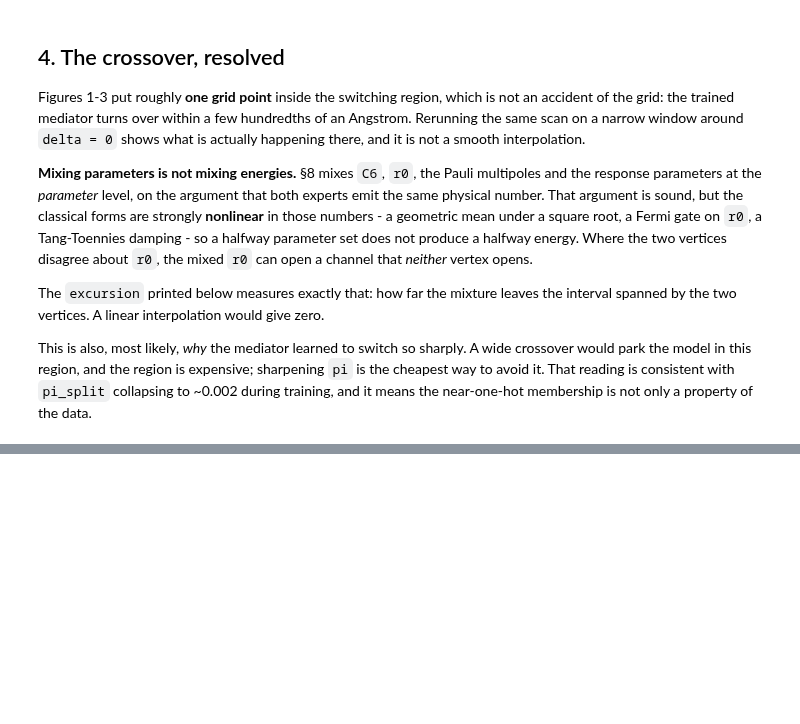
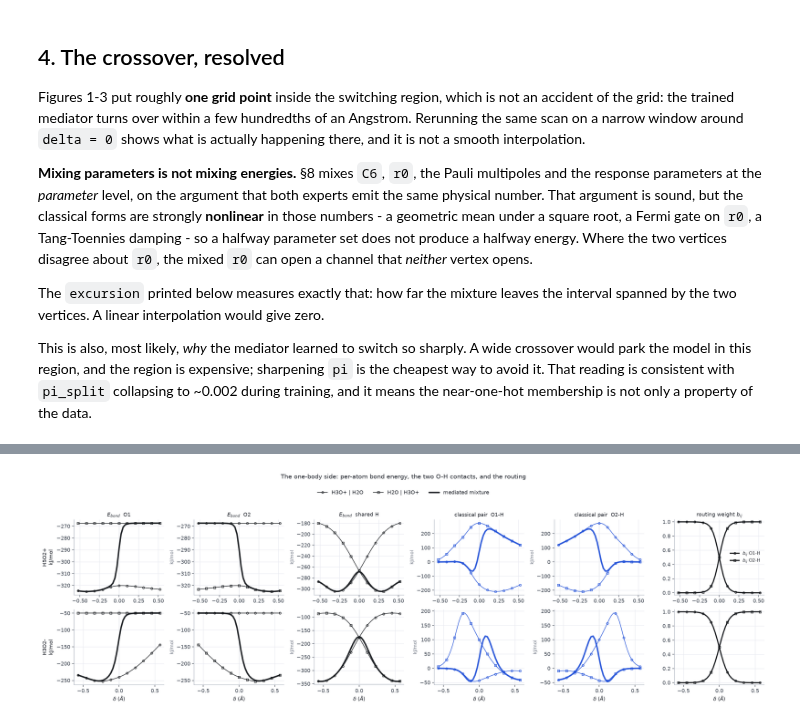
Before and after one commit to heindelj/rsfff, a Jupyter notebook: notebooks/mediator_plotting.ipynb, the cells around one changed output, grey strips where cells are left out. Saved outputs shown, nothing was run; the diff lists cells and outputs as text; code cells hidden in the pictures; blank space fills up the shorter version.

Commit message:
mediator with global decoder that distinguishes fragments by key

```diff
--- a/notebooks/mediator_plotting.ipynb
+++ b/notebooks/mediator_plotting.ipynb
@@ -685,0 +771,79 @@ excursion beyond the vertex interval, kJ/mol (0 would mean the mixture interpola
+# %%
+def bond_figure(scans, tag="", save=True):
+    n_rows = len(scans)
+    fig, axes = plt.subplots(n_rows, 6, figsize=(3.05 * 6, 2.65 * n_rows))
+    axes = np.atleast_2d(axes)
+    black = CHANNEL_COLOR["total"]
+
+    for r, (name, s) in enumerate(scans.items()):
+        spec = SYSTEMS[name]
+        x = s["delta"]
+        n_part = spec["fragments"].shape[0]
+        atoms = [("O1", spec["o_pair"][0]), ("O2", spec["o_pair"][1]), ("shared H", spec["bridge"])]
+
+        for c, (label, idx) in enumerate(atoms):
+            ax = axes[r, c]
+            for m in range(n_part):
+                y = np.array([float(v["bond_atom"][idx]) for v in s["vertex"][m]]) * KJMOL_PER_HARTREE
+                ax.plot(x, y, color=black, marker=VERTEX_MARKER[m], markevery=MARKEVERY,
+                        label=spec["labels"][m] if (r == 0 and c == 0) else None, **VERTEX_STYLE)
+            ym = np.array([float(v["bond_atom"][idx]) for v in s["mix"]]) * KJMOL_PER_HARTREE
+            ax.plot(x, ym, color=black,
+                    label="mediated mixture" if (r == 0 and c == 0) else None, **MIX_STYLE)
+            if r == 0:
+                ax.set_title(f"$E_{{bond}}$  {label}", color=INK, fontsize=9.5, pad=6)
+
+        # the two O-H contacts: intra classical pair energy, and the routing weight under it
+        for c, key in enumerate(("O1-H", "O2-H"), start=3):
+            ax = axes[r, c]
+            for m in range(n_part):
+                y = np.array([v["pairs"][key][0] for v in s["vertex"][m]]) * KJMOL_PER_HARTREE
+                ax.plot(x, y, color=CHANNEL_COLOR["elst"], marker=VERTEX_MARKER[m],
+                        markevery=MARKEVERY, **VERTEX_STYLE)
+            ym = np.array([v["pairs"][key][0] for v in s["mix"]]) * KJMOL_PER_HARTREE
+            ax.plot(x, ym, color=CHANNEL_COLOR["elst"], **MIX_STYLE)
+            if r == 0:
+                ax.set_title(f"classical pair  {key}", color=INK, fontsize=9.5, pad=6)
+
+        ax = axes[r, 5]
+        for c, key in enumerate(("O1-H", "O2-H")):
+            b = np.array([v["pairs"][key][1] for v in s["mix"]])
+            ax.plot(x, b, color=black, marker=VERTEX_MARKER[c], markevery=MARKEVERY,
+                    label=f"$b_{{ij}}$ {key}" if r == 0 else None,
+                    **{**VERTEX_STYLE, "lw": 2.0, "alpha": 1.0})
+        ax.set_ylim(-0.03, 1.03)
+        if r == 0:
+            ax.set_title("routing weight $b_{ij}$", color=INK, fontsize=9.5, pad=6)
+            ax.legend(frameon=False, fontsize=8, labelcolor=INK, loc="center right")
+
+        for c in range(6):
+            axes[r, c].axvline(0.0, color=MUTED, lw=0.7, ls=":", zorder=0)
+            axes[r, c].set_ylabel(f"{name}\nkJ/mol" if c == 0 else ("kJ/mol" if c < 5 else ""),
+                                  color=INK if c == 0 else MUTED, fontsize=9 if c == 0 else 8)
+            if r == n_rows - 1:
+                axes[r, c].set_xlabel(r"$\delta$ ($\AA$)")
+
+    handles, labels = axes[0, 0].get_legend_handles_labels()
+    fig.legend(handles, labels, loc="upper center", ncol=3, frameon=False,
+               bbox_to_anchor=(0.5, 1.045), labelcolor=INK)
+    fig.suptitle("The one-body side: per-atom bond energy, the two O-H contacts, and the routing"
+                 + (f"  ({tag})" if tag else ""), y=1.10, fontsize=11, color=INK)
+    fig.tight_layout()
+    if save:
+        fig.savefig(FIGDIR / f"mediator_bond{tag}.png", bbox_inches="tight")
+    return fig
+
+
+bond_figure(scans)
+bond_figure(ZOOM, tag="_crossover");
+
+print("one-body totals at the crossover, kJ/mol\n")
+for name, s in ZOOM.items():
+    n_part = SYSTEMS[name]["fragments"].shape[0]
+    for which in ("bond", "intra"):
+        series = [np.array([v["totals"][which] for v in s["vertex"][m]]) * KJMOL_PER_HARTREE
+                  for m in range(n_part)]
+        mixed = np.array([v["totals"][which] for v in s["mix"]]) * KJMOL_PER_HARTREE
+        lo, hi = np.minimum(*series), np.maximum(*series)
+        print(f"  {name:7s} {which:6s} excursion {np.maximum(lo - mixed, mixed - hi).max():8.2f}")
+# %% [output]
@@ -685,0 +856 @@ excursion beyond the vertex interval, kJ/mol (0 would mean the mixture interpola
+[figure, added]
```
Also changed, not shown: parts of 10 cells of this notebook, 27 other files.
